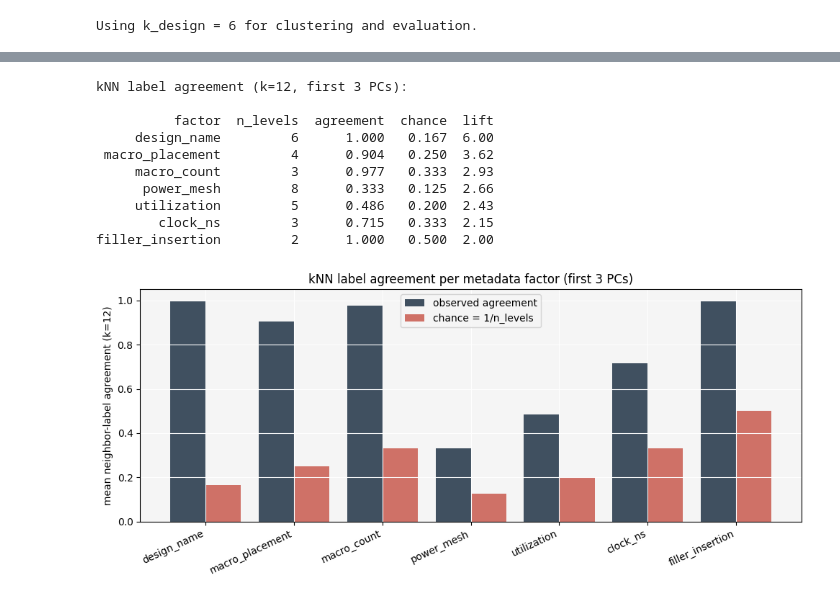
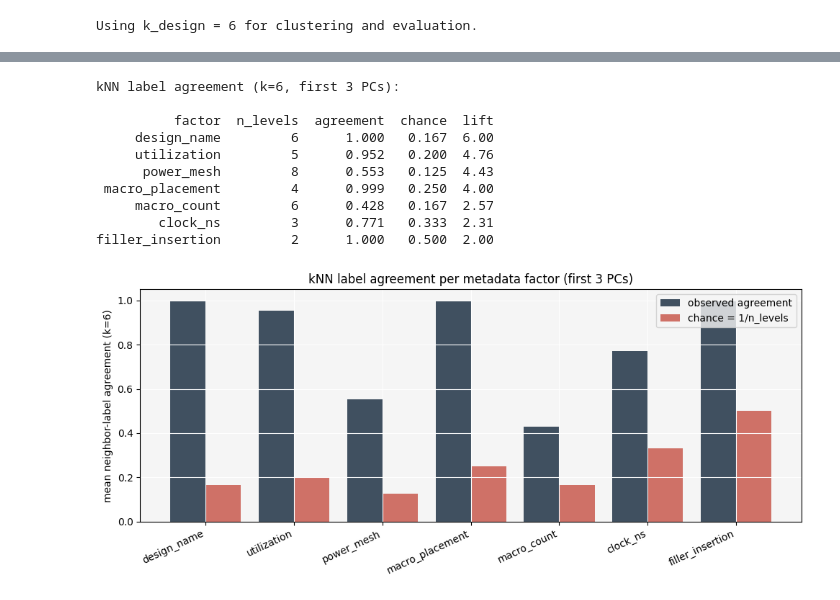
Before and after one commit to beppSpedicato/CircuitNet, a Jupyter notebook: dataset_description_and_partitioning/feature_axis_validation_N28.ipynb, the cells around one changed output, grey strips where cells are left out. Drawn from its saved outputs; the diff is of its cells as text; code cells hidden in the pictures.

```diff
--- a/dataset_description_and_partitioning/feature_axis_validation_N28.ipynb
+++ b/dataset_description_and_partitioning/feature_axis_validation_N28.ipynb
@@ -67,9 +58,25 @@ def parse_sample_name(filename: str) -> dict:
         if not token.startswith(expected):
             raise ValueError(f'Bad token {token} in {filename}')
     c, u, m, p, f = parts[-5:]
+
+    design_name = '-'.join(parts[:-6])
+    variant = design_name.split('-')[-1]
+    macro_count = int(parts[-6])
+
+    if not macro_count:
+        macro_count = 1
+
+    if variant == 'a' and macro_count in (1, 2, 3):
+        macro_count += 2
+    if variant == 'b':
+        if macro_count in (1, 2, 3):
+            macro_count += 12
+        else:
+            macro_count += 10
+
     return {
-        'design_name':      '-'.join(parts[:-6]),
-        'macro_count':      parts[-6],
+        'design_name':      design_name,
+        'macro_count':      macro_count,
         'clock_ns':         float(c[1:]),
         'utilization':      float(u[1:]),
         'macro_placement':  m[1:],
@@ -88,8 +95,6 @@ print(f'Samples: {len(df_meta)}')
 print('Unique-value counts per factor:')
 for c in FACTOR_COLS:
     print(f'  {c:20s} {df_meta[c].nunique():3d}')
-print()
-print(df_meta[FACTOR_COLS].head())
 # %% [output]
 Samples: 10242
 Unique-value counts per factor:
@@ -751,5 +642,5 @@ Three things stand out:
 # %%
-K_NN = 12
+K_NN = 6
 
 nn = NearestNeighbors(n_neighbors=K_NN + 1).fit(Z3)
 _, idx = nn.kneighbors(Z3)
@@ -762,37 +653,37 @@ for f in FACTOR_COLS:
     y = df_full[f].astype(str).to_numpy()
     match = (y[neighbor_idx] == y[:, None]).mean(axis=1)
     chance = 1.0 / df_full[f].nunique()
     rows.append({
         'factor':     f,
         'n_levels':   int(df_full[f].nunique()),
         'agreement':  round(float(match.mean()), 3),
         'chance':     round(chance, 3),
         'lift':       round(float(match.mean()) / chance, 2),
     })
 knn_df = pd.DataFrame(rows).sort_values('lift', ascending=False)
 print(f'kNN label agreement (k={K_NN}, first 3 PCs):\n')
 print(knn_df.to_string(index=False))
 
 fig, ax = plt.subplots(figsize=(10, 4.5))
 x = np.arange(len(knn_df))
 ax.bar(x - 0.2, knn_df['agreement'], width=0.4,
        color='#2c3e50', alpha=0.9, label='observed agreement')
 ax.bar(x + 0.2, knn_df['chance'], width=0.4,
        color='#c0392b', alpha=0.7, label='chance = 1/n_levels')
 ax.set_xticks(x); ax.set_xticklabels(knn_df['factor'], rotation=25, ha='right')
 ax.set_ylabel(f'mean neighbor-label agreement (k={K_NN})')
 ax.set_title('kNN label agreement per metadata factor (first 3 PCs)')
 ax.legend()
 plt.tight_layout(); plt.show()
 # %% [output]
-kNN label agreement (k=12, first 3 PCs):
+kNN label agreement (k=6, first 3 PCs):
 
           factor  n_levels  agreement  chance  lift
      design_name         6      1.000   0.167  6.00
- macro_placement         4      0.904   0.250  3.62
-     macro_count         3      0.977   0.333  2.93
-      power_mesh         8      0.333   0.125  2.66
-     utilization         5      0.486   0.200  2.43
-        clock_ns         3      0.715   0.333  2.15
+     utilization         5      0.952   0.200  4.76
+      power_mesh         8      0.553   0.125  4.43
+ macro_placement         4      0.999   0.250  4.00
+     macro_count         6      0.428   0.167  2.57
+        clock_ns         3      0.771   0.333  2.31
 filler_insertion         2      1.000   0.500  2.00
-[figure, old version]
+[figure, new version]
```
Also changed, not shown: parts of 20 cells of this notebook, 2 other files.
